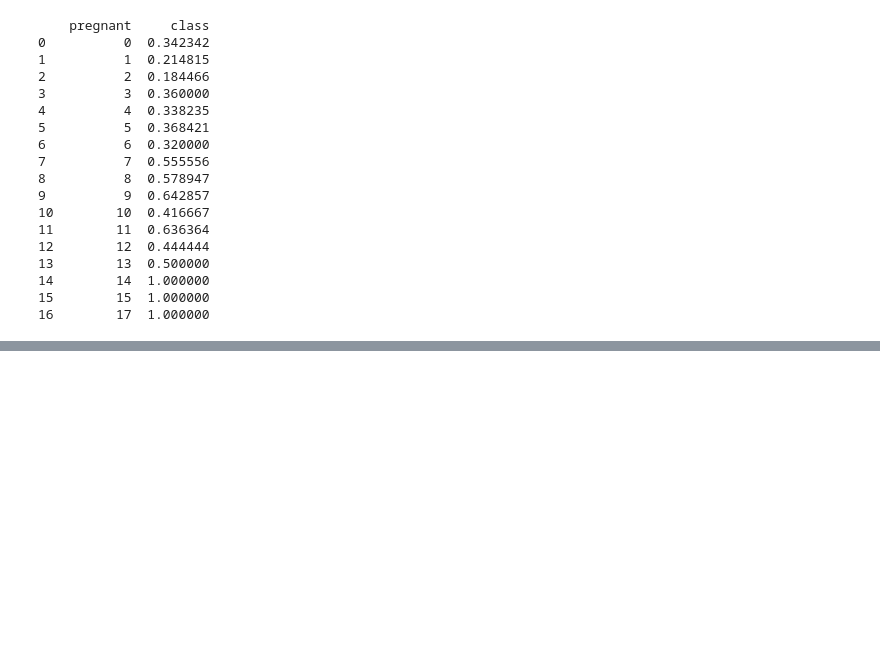
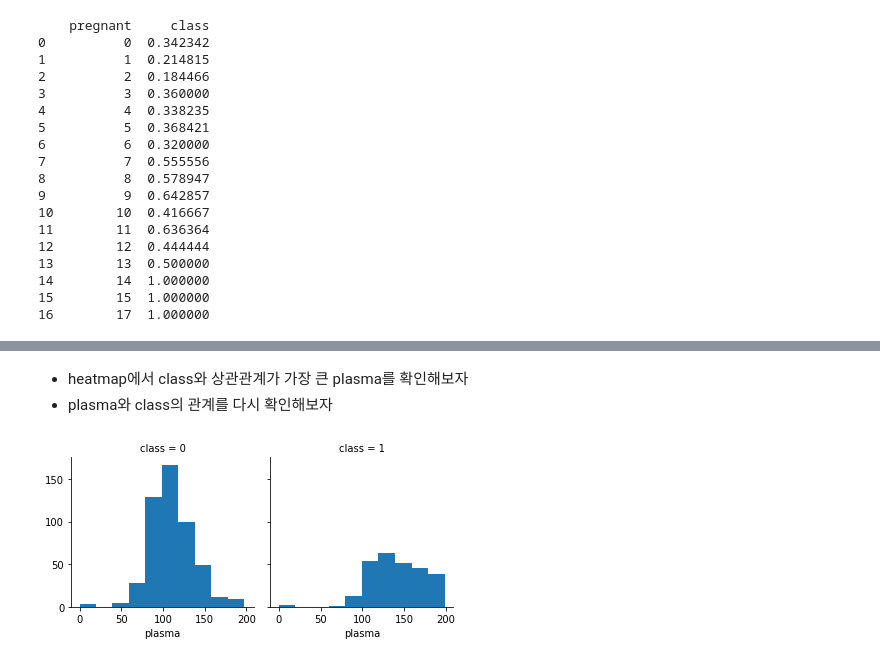
Before and after one commit to MarigoldJ/ygl2, a Jupyter notebook: mycode/modu/study_20210613.ipynb, the cells around one changed output, grey strips where cells are left out. Cells and saved outputs as stored; diff of their text form; code cells hidden in the pictures; blank space fills up the shorter version.

```diff
--- a/mycode/modu/study_20210613.ipynb
+++ b/mycode/modu/study_20210613.ipynb
@@ -244,0 +287,10 @@ print(data2[['pregnant', 'class']].groupby(['pregnant'], as_index=False).mean().
+# %% [markdown]
+* heatmap에서 class와 상관관계가 가장 큰 plasma를 확인해보자
+* plasma와 class의 관계를 다시 확인해보자
+# %%
+# class에 따라 다른 feature의 histogram을 확인
+grid = sns.FacetGrid(data2, col='class')
+grid.map(plt.hist, 'plasma', bins=10)
+plt.show()
+# %% [output]
+[figure, added]
```
Also changed, not shown: parts of 11 cells of this notebook.
